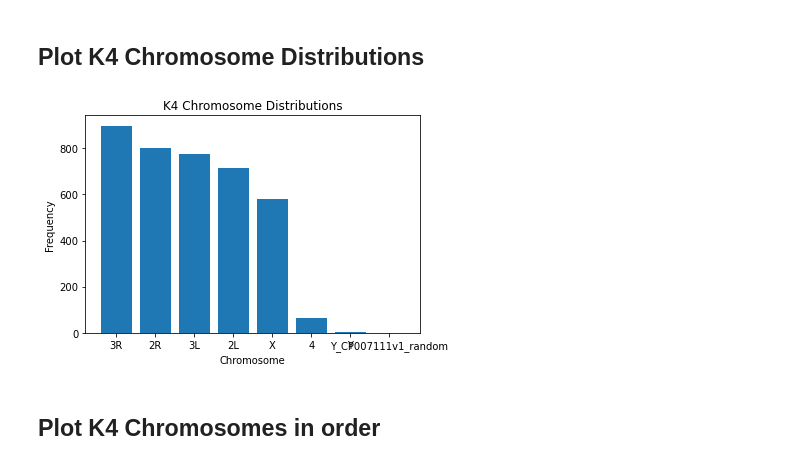
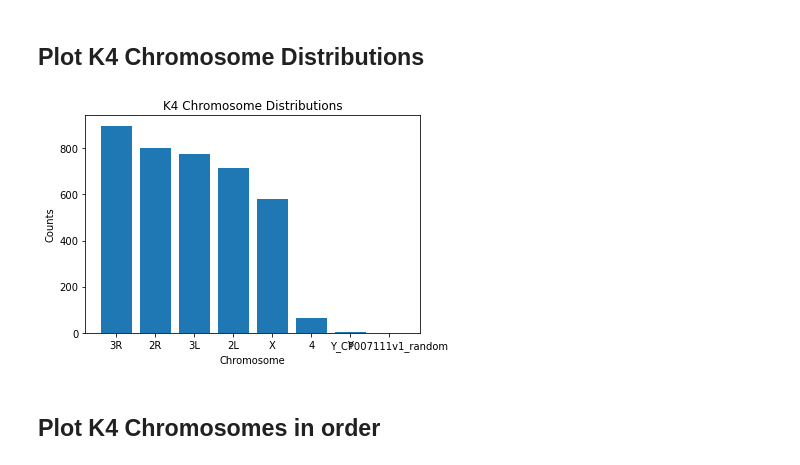
Before and after one commit to GiannaTricola/qbb2020-answers, a Jupyter notebook: day1-lunch/02_bed_features.ipynb, the cells around one changed output. Saved outputs shown, nothing was run; the diff lists cells and outputs as text; code cells hidden in the pictures.

```diff
--- a/day1-lunch/02_bed_features.ipynb
+++ b/day1-lunch/02_bed_features.ipynb
@@ -154,12 +154,12 @@ Index(['3R', '2R', '3L', '2L', 'X', '4', 'Y', 'Y_CP007111v1_random'], dtype='obj
 # %%
 fig, ax = plt.subplots()
 ax.bar( chr_k4.index, chr_k4 )
 ax.set_title('K4 Chromosome Distributions')
 ax.set_xlabel('Chromosome')
-ax.set_ylabel('Frequency')
+ax.set_ylabel('Counts')
 plt.show()
 # %% [output]
-[figure, old version]
+[figure, new version]
 # %% [markdown]
 ## Plot K4 Chromosomes in order
 # %%
```
Also changed, not shown: parts of 1 cell of this notebook.
